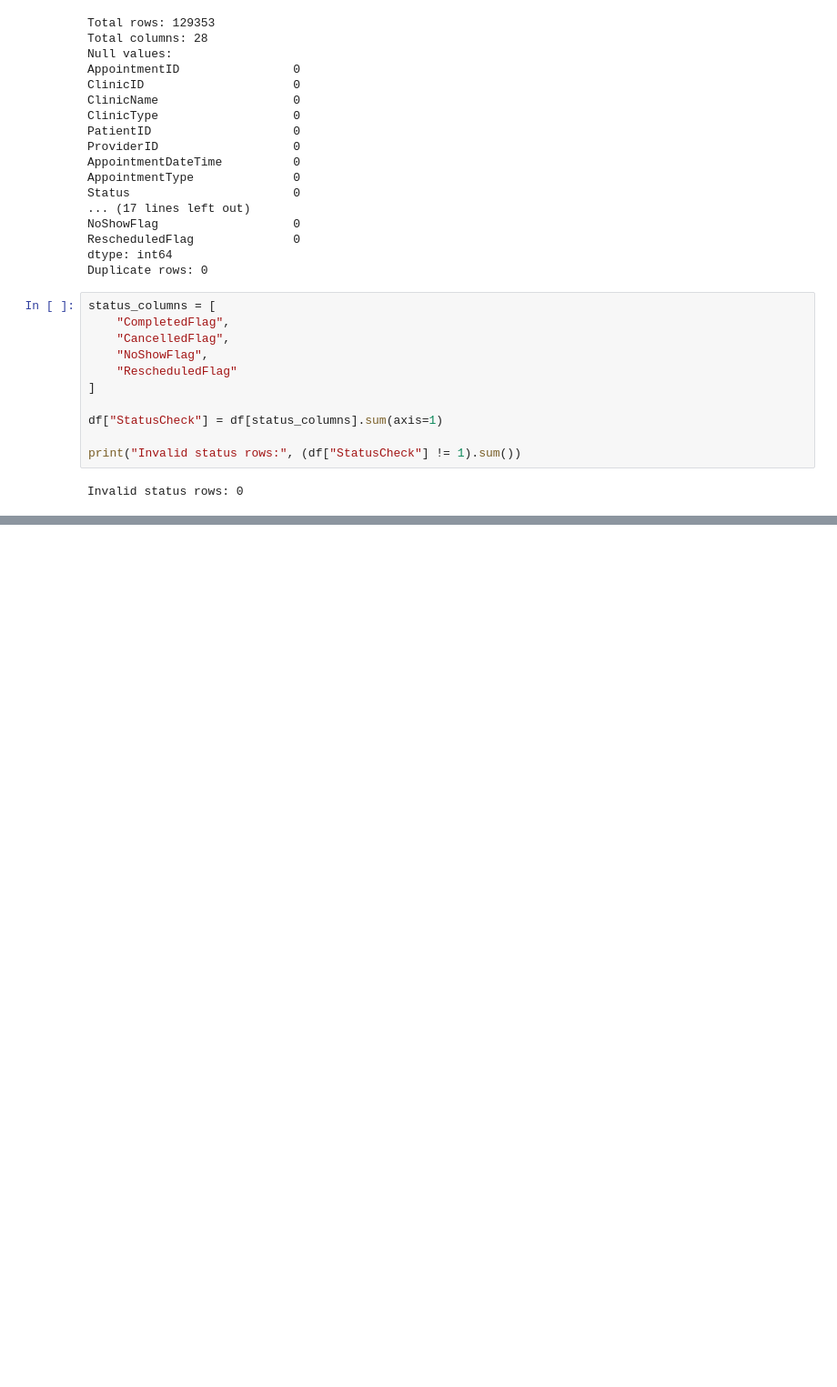
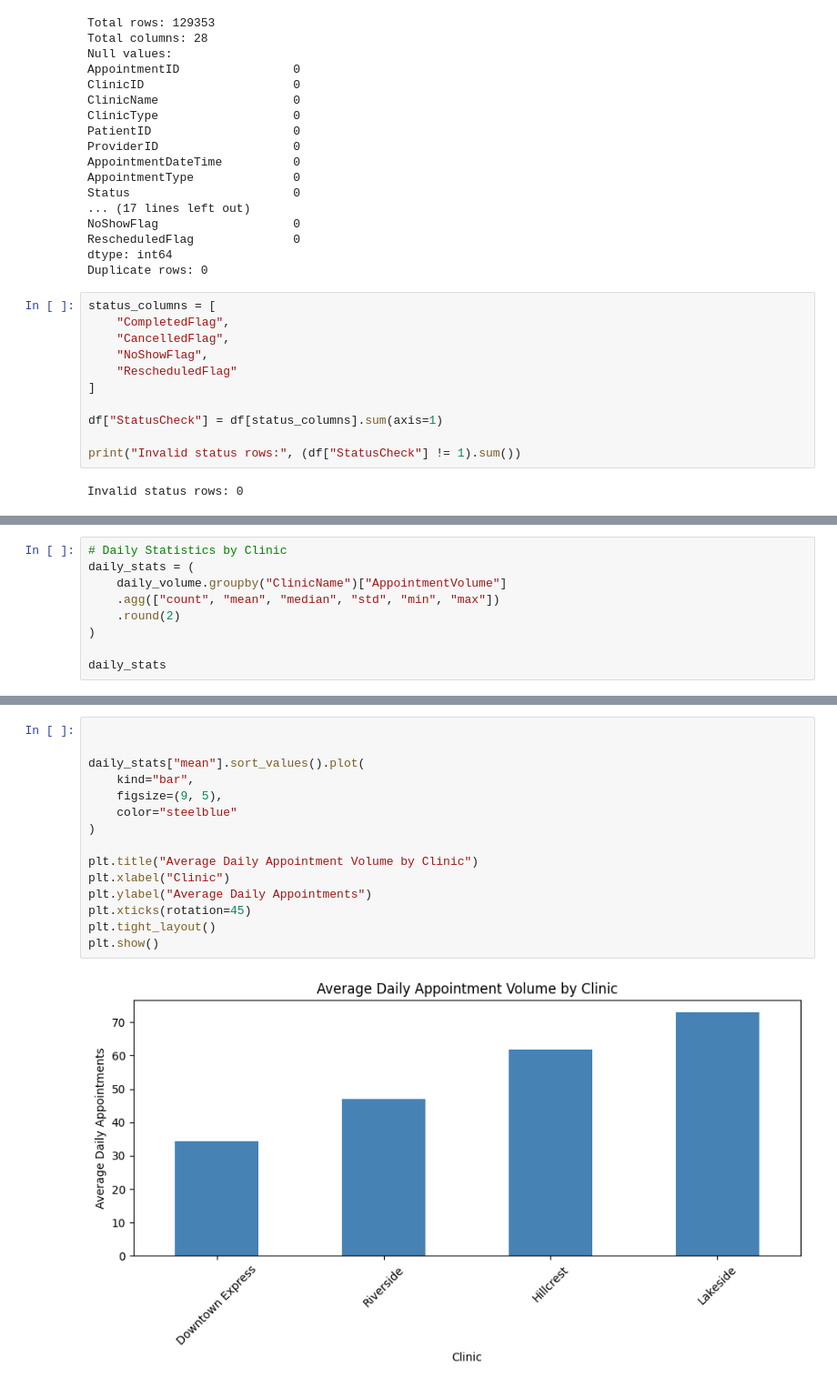
Before and after one commit to joshegwuatu/Appointment-volume-forecasting, a Jupyter notebook: EDA/01-EDA.ipynb, the cells around one changed output, grey strips where cells are left out. Shown at 91% size. Saved outputs shown, nothing was run; the diff lists cells and outputs as text; blank space fills up the shorter version.

```diff
--- a/EDA/01-EDA.ipynb
+++ b/EDA/01-EDA.ipynb
@@ -801,0 +940,9 @@ Invalid status rows: 0
+# %%
+# Daily Statistics by Clinic
+daily_stats = (
+    daily_volume.groupby("ClinicName")["AppointmentVolume"]
+    .agg(["count", "mean", "median", "std", "min", "max"])
+    .round(2)
+)
+
+daily_stats
@@ -801,0 +956,17 @@ Invalid status rows: 0
+# %%
+
+
+daily_stats["mean"].sort_values().plot(
+    kind="bar",
+    figsize=(9, 5),
+    color="steelblue"
+)
+
+plt.title("Average Daily Appointment Volume by Clinic")
+plt.xlabel("Clinic")
+plt.ylabel("Average Daily Appointments")
+plt.xticks(rotation=45)
+plt.tight_layout()
+plt.show()
+# %% [output]
+[figure, added]
```
Also changed, not shown: parts of 9 cells of this notebook, 2 other files.
